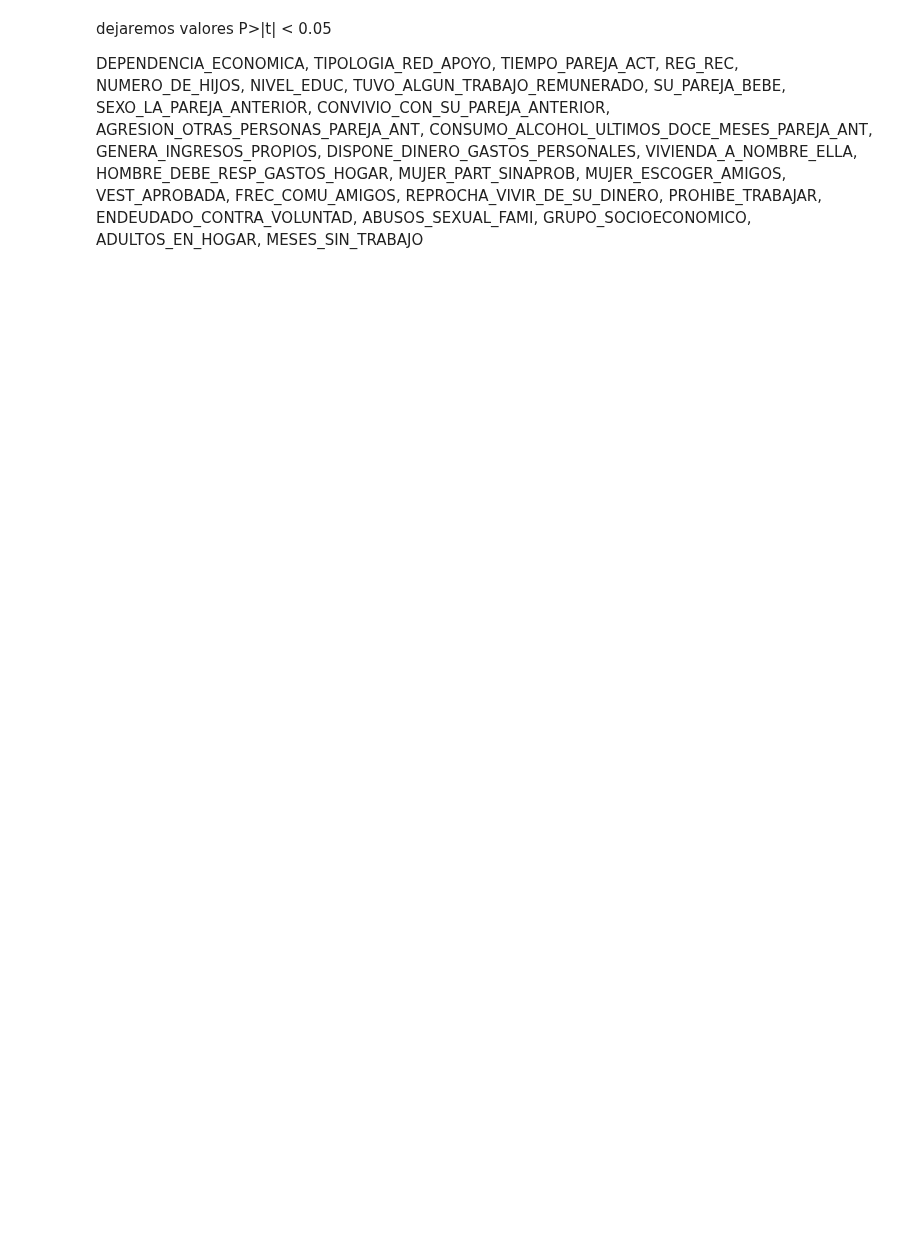
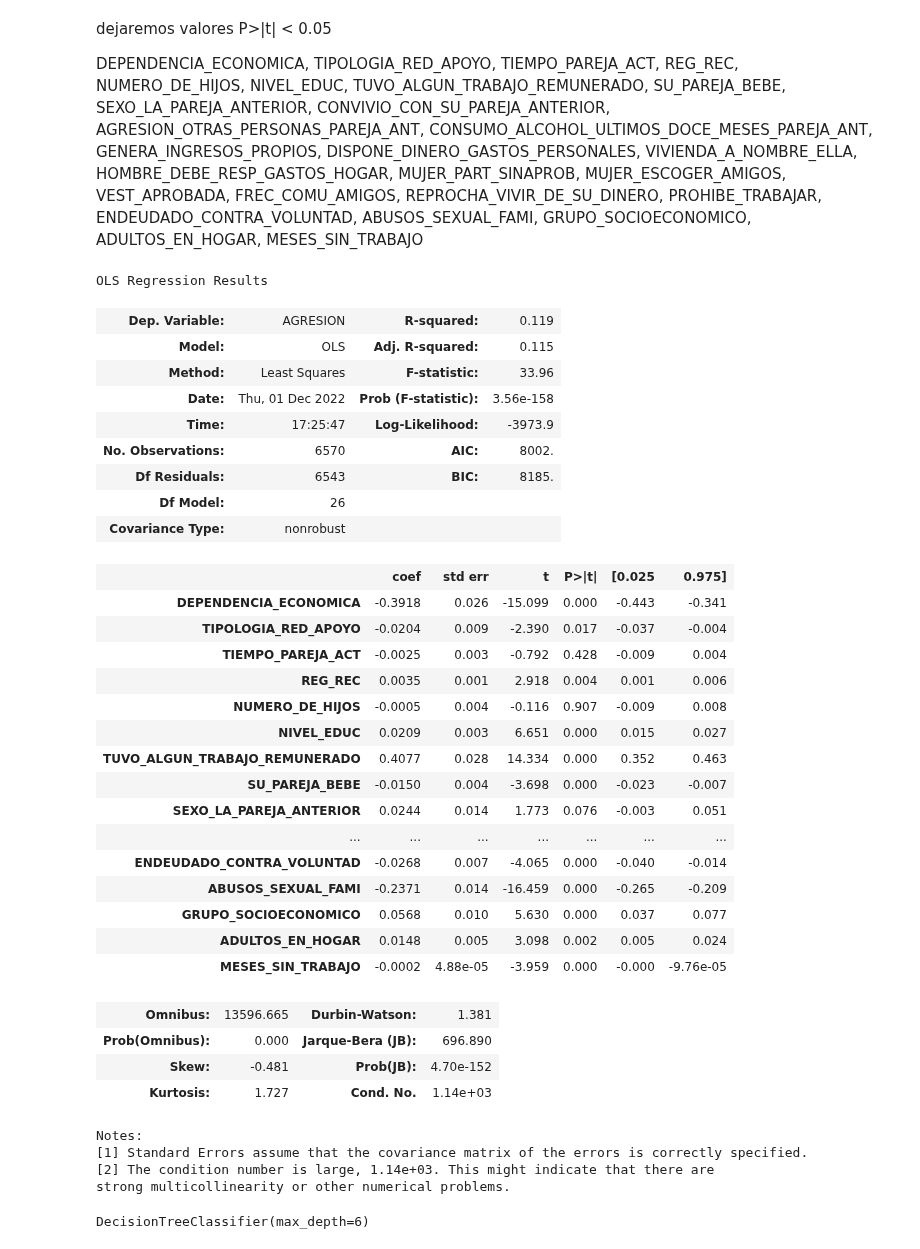
Before and after one commit to LunaGarces/Proyecto_Intro_Cn_Datos, a Jupyter notebook: cote_Cambios_p3 ipynb.ipynb, the cells around one changed output. Drawn from its saved outputs; the diff is of its cells as text; code cells hidden in the pictures; blank space fills up the shorter version.

```diff
--- a/cote_Cambios_p3 ipynb.ipynb
+++ b/cote_Cambios_p3 ipynb.ipynb
@@ -1271,33 +1320,68 @@ ADULTOS_EN_HOGAR,
 MESES_SIN_TRABAJO
 # %%
 y=data.AGRESION
-x = data[[
+X = data[[
 'DEPENDENCIA_ECONOMICA',
 'TIPOLOGIA_RED_APOYO',
 'TIEMPO_PAREJA_ACT',
 'REG_REC',
 'NUMERO_DE_HIJOS',
 'NIVEL_EDUC',
 'TUVO_ALGUN_TRABAJO_REMUNERADO',
 'SU_PAREJA_BEBE',
 'SEXO_LA_PAREJA_ANTERIOR',
 'CONVIVIO_CON_SU_PAREJA_ANTERIOR',
 'AGRESION_OTRAS_PERSONAS_PAREJA_ANT',
 'CONSUMO_ALCOHOL_ULTIMOS_DOCE_MESES_PAREJA_ANT',
 'GENERA_INGRESOS_PROPIOS',
 'DISPONE_DINERO_GASTOS_PERSONALES',
 'VIVIENDA_A_NOMBRE_ELLA',
 'HOMBRE_DEBE_RESP_GASTOS_HOGAR',
 'MUJER_PART_SINAPROB',
 'MUJER_ESCOGER_AMIGOS',
 'VEST_APROBADA',
 'FREC_COMU_AMIGOS',
 'REPROCHA_VIVIR_DE_SU_DINERO',
 'PROHIBE_TRABAJAR',
 'ENDEUDADO_CONTRA_VOLUNTAD',
 'ABUSOS_SEXUAL_FAMI',
 'GRUPO_SOCIOECONOMICO',
 'ADULTOS_EN_HOGAR',
 'MESES_SIN_TRABAJO']]
-fitted_model= OLS(y, x, hasconst=True).fit()
+fitted_model= OLS(y, X, hasconst=True).fit()
 fitted_model.summary()
+# %% [output]
+OLS Regression Results
+| Dep. Variable: | AGRESION | R-squared: | 0.119 |
+| Model: | OLS | Adj. R-squared: | 0.115 |
+| Method: | Least Squares | F-statistic: | 33.96 |
+| Date: | Thu, 01 Dec 2022 | Prob (F-statistic): | 3.56e-158 |
+| Time: | 17:25:47 | Log-Likelihood: | -3973.9 |
+| No. Observations: | 6570 | AIC: | 8002. |
+| Df Residuals: | 6543 | BIC: | 8185. |
+| Df Model: | 26 |  |  |
+| Covariance Type: | nonrobust |  |  |
+|  | coef | std err | t | P>|t| | [0.025 | 0.975] |
+| DEPENDENCIA_ECONOMICA | -0.3918 | 0.026 | -15.099 | 0.000 | -0.443 | -0.341 |
+| TIPOLOGIA_RED_APOYO | -0.0204 | 0.009 | -2.390 | 0.017 | -0.037 | -0.004 |
+| TIEMPO_PAREJA_ACT | -0.0025 | 0.003 | -0.792 | 0.428 | -0.009 | 0.004 |
+| REG_REC | 0.0035 | 0.001 | 2.918 | 0.004 | 0.001 | 0.006 |
+| NUMERO_DE_HIJOS | -0.0005 | 0.004 | -0.116 | 0.907 | -0.009 | 0.008 |
+| NIVEL_EDUC | 0.0209 | 0.003 | 6.651 | 0.000 | 0.015 | 0.027 |
+| TUVO_ALGUN_TRABAJO_REMUNERADO | 0.4077 | 0.028 | 14.334 | 0.000 | 0.352 | 0.463 |
+| SU_PAREJA_BEBE | -0.0150 | 0.004 | -3.698 | 0.000 | -0.023 | -0.007 |
+| SEXO_LA_PAREJA_ANTERIOR | 0.0244 | 0.014 | 1.773 | 0.076 | -0.003 | 0.051 |
+| ... | ... | ... | ... | ... | ... | ... |
+| ENDEUDADO_CONTRA_VOLUNTAD | -0.0268 | 0.007 | -4.065 | 0.000 | -0.040 | -0.014 |
+| ABUSOS_SEXUAL_FAMI | -0.2371 | 0.014 | -16.459 | 0.000 | -0.265 | -0.209 |
+| GRUPO_SOCIOECONOMICO | 0.0568 | 0.010 | 5.630 | 0.000 | 0.037 | 0.077 |
+| ADULTOS_EN_HOGAR | 0.0148 | 0.005 | 3.098 | 0.002 | 0.005 | 0.024 |
+| MESES_SIN_TRABAJO | -0.0002 | 4.88e-05 | -3.959 | 0.000 | -0.000 | -9.76e-05 |
+| Omnibus: | 13596.665 | Durbin-Watson: | 1.381 |
+| Prob(Omnibus): | 0.000 | Jarque-Bera (JB): | 696.890 |
+| Skew: | -0.481 | Prob(JB): | 4.70e-152 |
+| Kurtosis: | 1.727 | Cond. No. | 1.14e+03 |
+Notes:
+[1] Standard Errors assume that the covariance matrix of the errors is correctly specified.
+[2] The condition number is large, 1.14e+03. This might indicate that there are
+strong multicollinearity or other numerical problems.
@@ -1303,0 +1392,10 @@ fitted_model.summary()
+# %%
+from sklearn.tree import DecisionTreeClassifier
+
+#definimos el modelo y especificamos sus hiperparámetros
+classifier = DecisionTreeClassifier(max_depth=6)
+
+#ajustamos a los datos de entrenamiento
+classifier.fit(X_train, y_train)
+# %% [output]
+DecisionTreeClassifier(max_depth=6)
```
Also changed, not shown: parts of 7 cells of this notebook.
